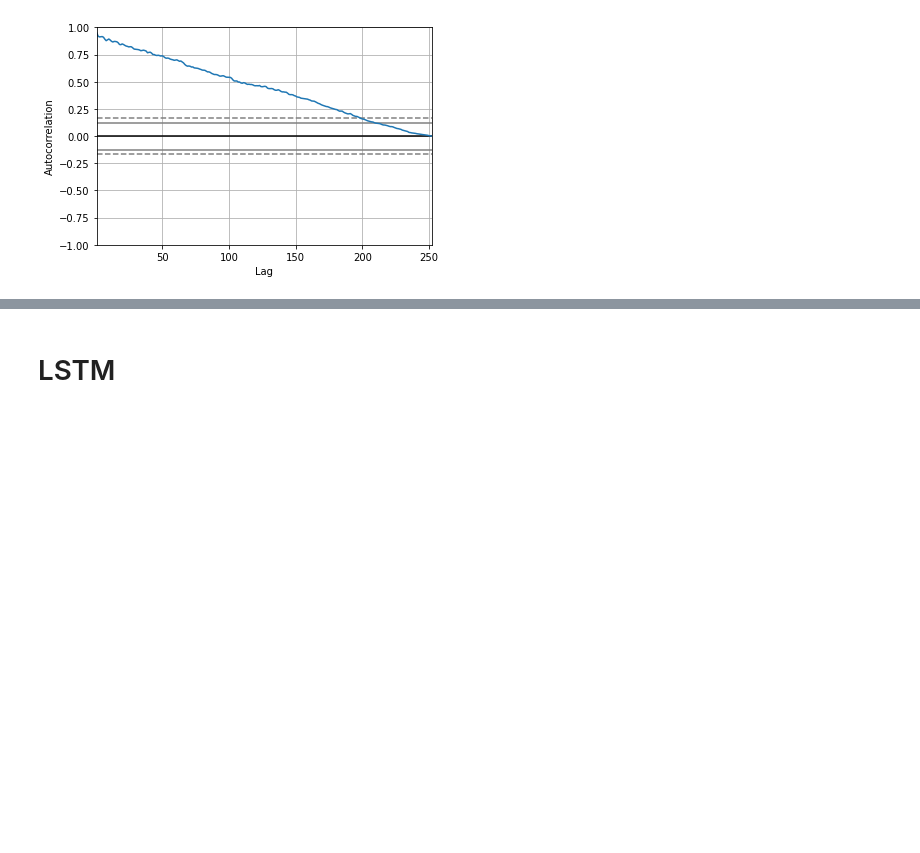
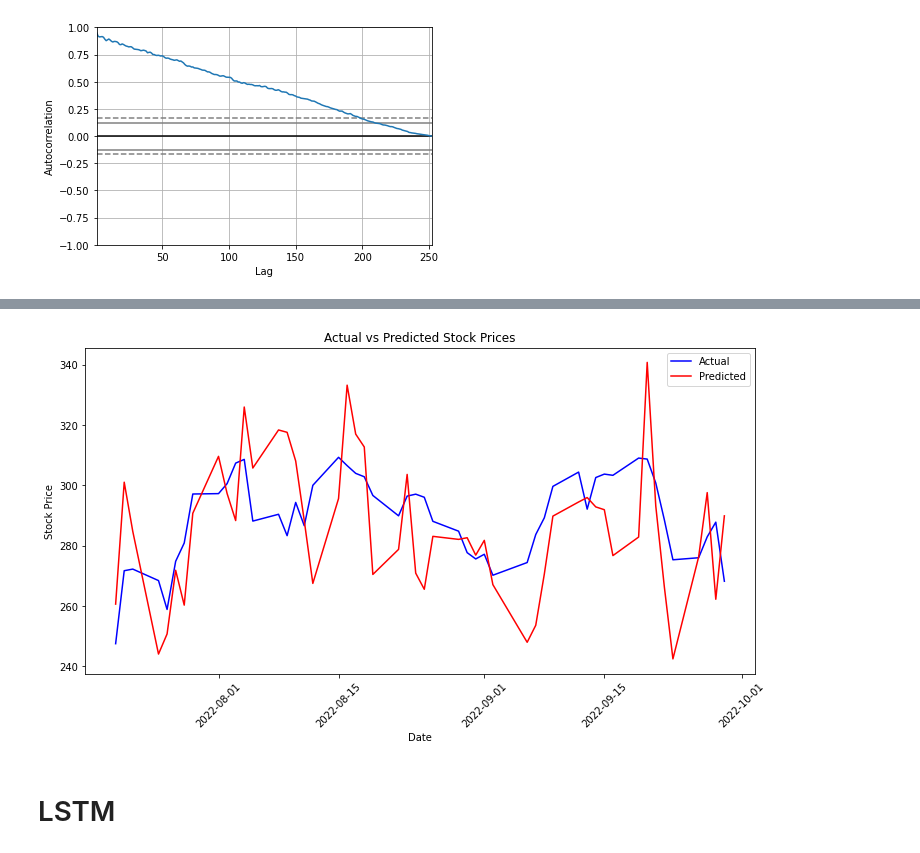
Before and after one commit to calvinz168/CISC-452, a Jupyter notebook: neural_network.ipynb, the cells around one changed output, grey strips where cells are left out. Cells and saved outputs as stored; diff of their text form; code cells hidden in the pictures; blank space fills up the shorter version.

```diff
--- a/neural_network.ipynb
+++ b/neural_network.ipynb
@@ -123,0 +111,91 @@ Test RMSE: 9.696
+# %%
+from sklearn.preprocessing import StandardScaler
+import tensorflow as tf
+from tensorflow.keras import layers, Model
+from tensorflow.keras.layers import Input, Dense, Lambda
+from tensorflow.keras import backend as K
+import numpy as np
+
+# Define the target variable (y) and the features (X)
+y = series['Close']
+X = series.drop('Close', axis=1)
+
+# Split into train and test (80% train, 20% test)
+train_size = int(len(series) * 0.8)  # 80% for training
+X_train, X_test = X[:train_size], X[train_size:]
+y_train, y_test = y[:train_size], y[train_size:]
+
+# Scale the features (X) using StandardScaler
+scaler_X = StandardScaler()
+X_train_scaled = scaler_X.fit_transform(X_train)
+X_test_scaled = scaler_X.transform(X_test)
+
+# Scale the target variable (y) using StandardScaler
+scaler_y = StandardScaler()
+y_train_scaled = scaler_y.fit_transform(y_train.values.reshape(-1, 1))  # Reshape for compatibility
+y_test_scaled = scaler_y.transform(y_test.values.reshape(-1, 1))
+
+# Define input shape
+input_shape = X_train_scaled.shape[1]  # Number of features
+
+# Define the encoder architecture
+inputs = Input(shape=(input_shape,))
+encoded = Dense(128, activation='relu')(inputs)
+z_mean = Dense(64)(encoded)  # Mean of the latent space
+z_log_var = Dense(64)(encoded)  # Log-variance of the latent space
+
+# Reparameterization trick: sample z from the latent space
+def sampling(args):
+    z_mean, z_log_var = args
+    batch = K.shape(z_mean)[0]
+    dim = K.int_shape(z_mean)[1]
+    epsilon = K.random_normal(shape=(batch, dim))
+    return z_mean + K.exp(0.5 * z_log_var) * epsilon
+
+z = Lambda(sampling, output_shape=(64,))([z_mean, z_log_var])
+
+# Define the decoder architecture for predicting the "Close" price
+decoder_hid = Dense(128, activation='relu')
+decoder_out = Dense(1, activation='linear')  # Single output for the "Close" price
+
+h_decoded = decoder_hid(z)
+x_decoded_mean = decoder_out(h_decoded)
+
+# Define the VAE model
+vae = Model(inputs, x_decoded_mean)
+
+# Define the VAE loss
+# MSE loss for the reconstruction error, as you're predicting stock prices
+mse_loss = K.mean(K.square(inputs - x_decoded_mean), axis=-1)
+# KL divergence
+kl_loss = - 0.5 * K.mean(1 + z_log_var - K.square(z_mean) - K.exp(z_log_var), axis=-1)
+vae_loss = K.mean(mse_loss + kl_loss)
+
+# Compile the VAE model
+vae.add_loss(vae_loss)
+vae.compile(optimizer='adam')
+
+# Train the VAE model
+vae.fit(X_train_scaled, epochs=100, batch_size=64)
+
+# Get predictions from the VAE model
+predicted_scaled = vae.predict(X_test_scaled)
+
+# Rescale the predictions and the true values back to the original scale
+predicted = scaler_y.inverse_transform(predicted_scaled)
+y_test_original = scaler_y.inverse_transform(y_test_scaled)
+
+y_test_dates = y_test.index.to_numpy()
+mse = mean_squared_error(y_test_original, predicted)
+print(mse)
+# Plot the actual vs predicted values
+plt.figure(figsize=(12,6))
+plt.plot(y_test_dates, y_test_original, label='Actual', color='blue')  # Actual values
+plt.plot(y_test_dates, predicted, label='Predicted', color='red')  # Predicted values
+plt.title('Actual vs Predicted Stock Prices')
+plt.xlabel('Date')
+plt.ylabel('Stock Price')
+plt.legend()
+plt.xticks(rotation=45)  # Rotate date labels for readability
+plt.show()
+# %% [output]
@@ -124,3 +219,4 @@ Test RMSE: 9.696
+[figure, added]
 # %% [markdown]
 # LSTM
 # %%
```
Also changed, not shown: parts of 11 cells of this notebook.
